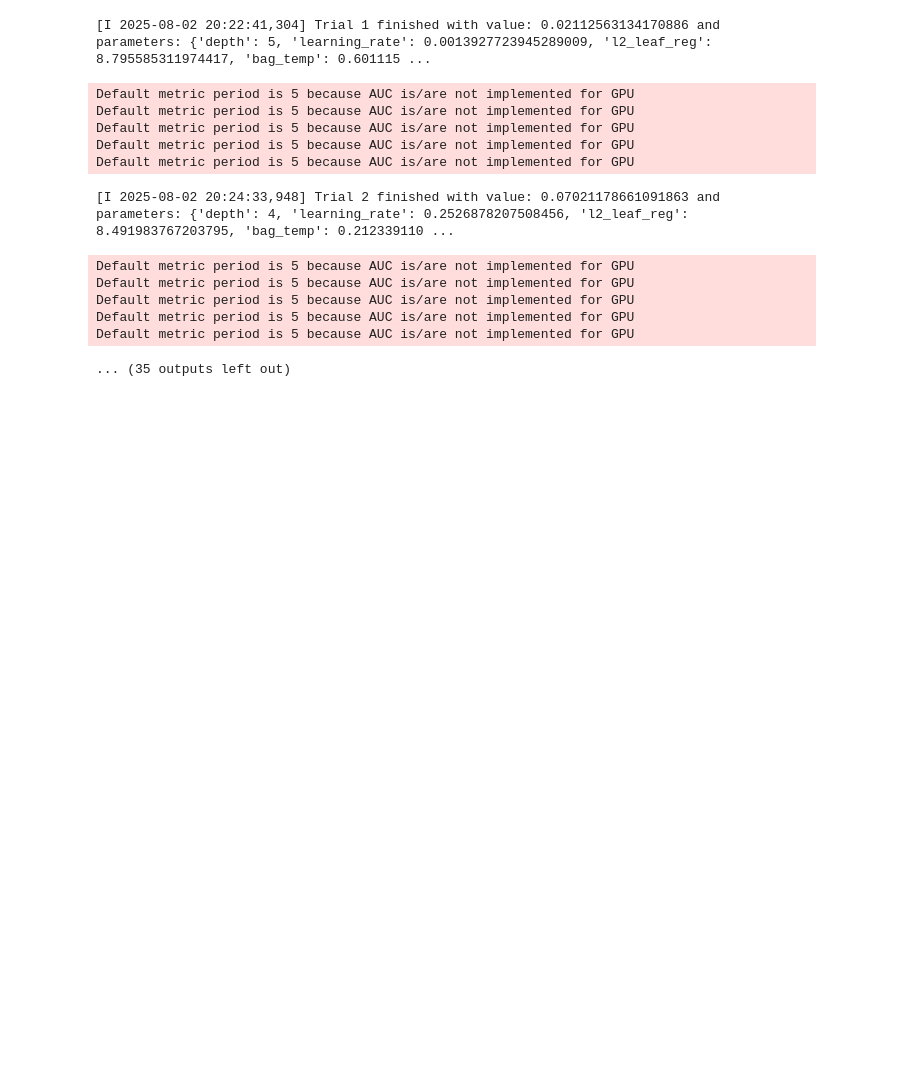
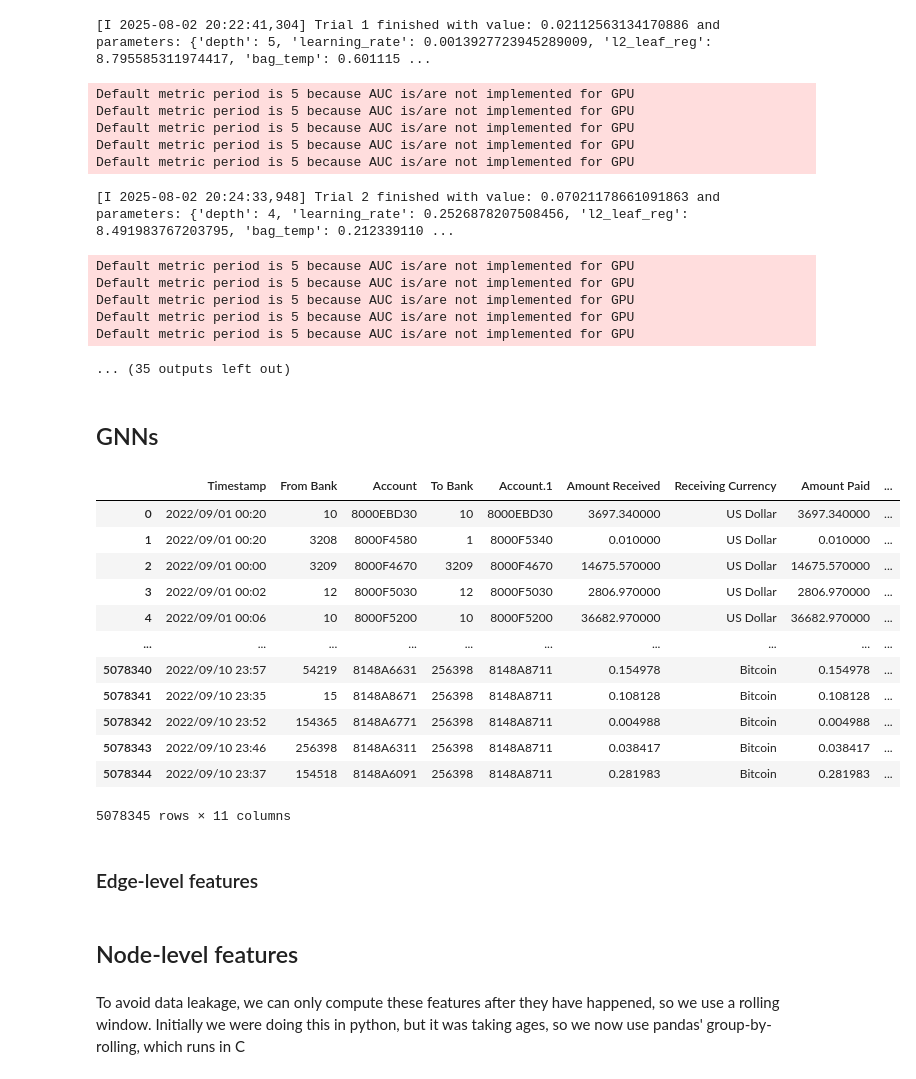
Before and after one commit to HarryMorley/Fraud-Detection-with-GNNs, a Jupyter notebook: credit-card-fraud-with-gnns.ipynb, the cells around one changed output. Cells and saved outputs as stored; diff of their text form; code cells hidden in the pictures; blank space fills up the shorter version.

```diff
--- a/credit-card-fraud-with-gnns.ipynb
+++ b/credit-card-fraud-with-gnns.ipynb
@@ -1799,3 +1825,23 @@ Default metric period is 5 because AUC is/are not implemented for GPU
 Default metric period is 5 because AUC is/are not implemented for GPU
 Default metric period is 5 because AUC is/are not implemented for GPU
 ... (35 outputs left out)
+# %% [markdown]
+## GNNs
+# %%
+data = data_orig.copy()
+# %%
+data
+# %% [output]
+|  | Timestamp | From Bank | Account | To Bank | Account.1 | Amount Received | Receiving Currency | Amount Paid | ... |
+| 0 | 2022/09/01 00:20 | 10 | 8000EBD30 | 10 | 8000EBD30 | 3697.340000 | US Dollar | 3697.340000 | ... |
+| 1 | 2022/09/01 00:20 | 3208 | 8000F4580 | 1 | 8000F5340 | 0.010000 | US Dollar | 0.010000 | ... |
+| 2 | 2022/09/01 00:00 | 3209 | 8000F4670 | 3209 | 8000F4670 | 14675.570000 | US Dollar | 14675.570000 | ... |
+| 3 | 2022/09/01 00:02 | 12 | 8000F5030 | 12 | 8000F5030 | 2806.970000 | US Dollar | 2806.970000 | ... |
+| 4 | 2022/09/01 00:06 | 10 | 8000F5200 | 10 | 8000F5200 | 36682.970000 | US Dollar | 36682.970000 | ... |
+| ... | ... | ... | ... | ... | ... | ... | ... | ... | ... |
+| 5078340 | 2022/09/10 23:57 | 54219 | 8148A6631 | 256398 | 8148A8711 | 0.154978 | Bitcoin | 0.154978 | ... |
+| 5078341 | 2022/09/10 23:35 | 15 | 8148A8671 | 256398 | 8148A8711 | 0.108128 | Bitcoin | 0.108128 | ... |
+| 5078342 | 2022/09/10 23:52 | 154365 | 8148A6771 | 256398 | 8148A8711 | 0.004988 | Bitcoin | 0.004988 | ... |
+| 5078343 | 2022/09/10 23:46 | 256398 | 8148A6311 | 256398 | 8148A8711 | 0.038417 | Bitcoin | 0.038417 | ... |
+| 5078344 | 2022/09/10 23:37 | 154518 | 8148A6091 | 256398 | 8148A8711 | 0.281983 | Bitcoin | 0.281983 | ... |
+5078345 rows × 11 columns
@@ -1801,0 +1853,2 @@ Default metric period is 5 because AUC is/are not implemented for GPU
+# %% [markdown]
+### Edge-level features
@@ -1801,0 +1871,4 @@ Default metric period is 5 because AUC is/are not implemented for GPU
+# %% [markdown]
+## Node-level features
+# %% [markdown]
+To avoid data leakage, we can only compute these features after they have happened, so we use a rolling window. Initially we were doing this in python, but it was taking ages, so we now use pandas' group-by-rolling, which runs in C
```
Also changed, not shown: parts of 20 cells of this notebook.
